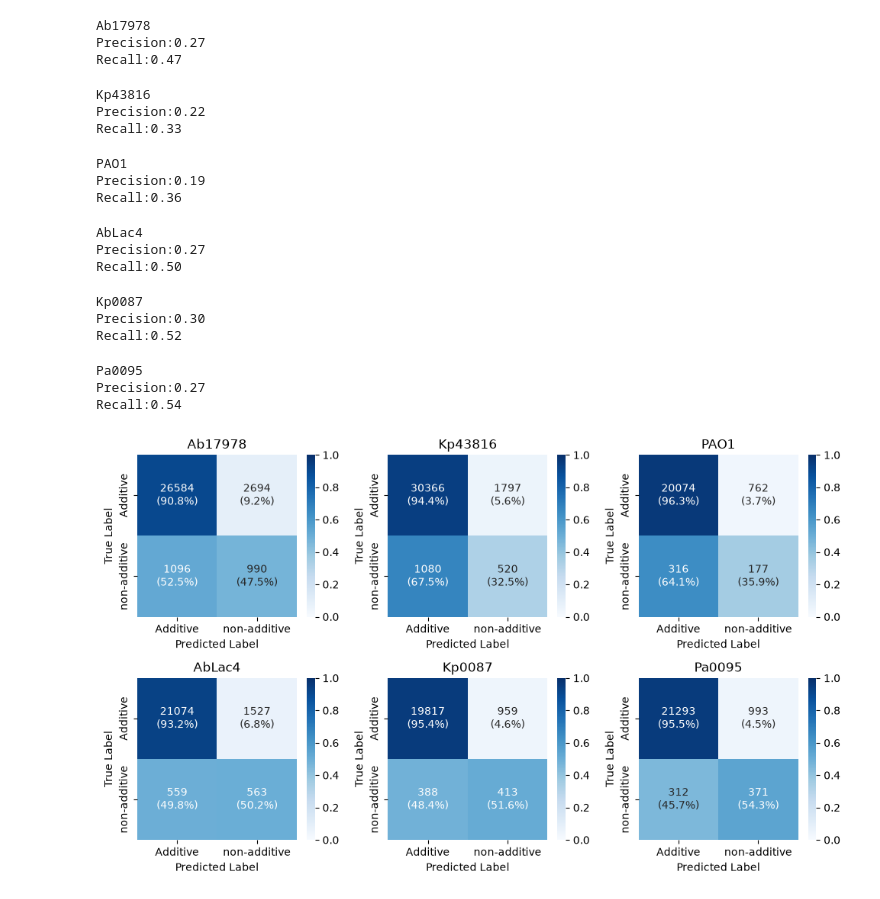
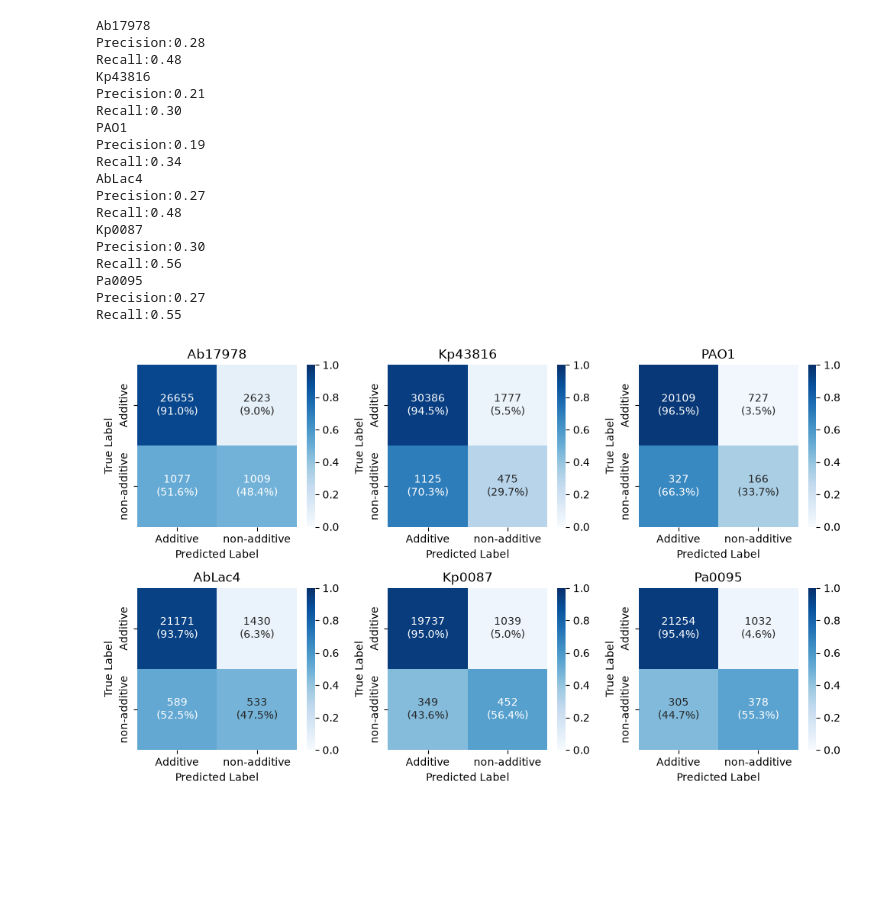
Before and after one commit to alexsanyum/combinations_predictions, a Jupyter notebook: notebook/final_model_performance_analysis.ipynb, the cells around one changed output. Saved outputs shown, nothing was run; the diff lists cells and outputs as text; code cells hidden in the pictures; blank space fills up the shorter version.

```diff
--- a/notebook/final_model_performance_analysis.ipynb
+++ b/notebook/final_model_performance_analysis.ipynb
@@ -20,19 +13,12 @@ PATH_TO_PLOTS = 'data/plots'
 if not os.path.exists(PATH_TO_PLOTS):
     os.makedirs(PATH_TO_PLOTS)
 # %%
-
-
 strain_names = ["Ab17978", "Kp43816", "PAO1", "AbLac4", "Kp0087", "Pa0095"]
 dict_paths = {}
 
-split_indices = np.load("data/strains_embs/train_test_splits_indices.npy", allow_pickle=True).item()
-
 for strain in strain_names:
-    dict_paths[strain] = {"model":f"data/models/{strain}_lgbm_by_undersampling.pkl",
-                          "embs":f"data/strains_embs/{strain}_embeddings.npz",
-                          "id_data":f"data/strains_embs/{strain}_data.csv",
-                          "train":split_indices[strain]["train"],
-                          "test":split_indices[strain]["test"]}
+    dict_paths[strain] = {"model":f"../data/final_models/{strain}_final_model.pkl",
+                          "predictions":f"../data/final_models/{strain}_predictions.csv"}
 # %%
 def plot_percentage_confusion_matrix(cm, ax, class_names=None):
     """
@@ -72,53 +58,48 @@ def plot_percentage_confusion_matrix(cm, ax, class_names=None):
 # %%
 fig, axes = plt.subplots(2,3, figsize=(10, 6))
 
 axes = axes.flatten()  # Flatten the 2D array of axes to 1D for easier iteration
 for i, strain in enumerate(strain_names):
 
-    train_indices = dict_paths[strain]["train"]
-    test_indices = dict_paths[strain]["test"]
 
-    model = joblib.load(dict_paths[strain]["model"]).best_estimator_
-    emb_data = np.load(dict_paths[strain]["embs"])['arr_0']
-    id_data = pd.read_csv(dict_paths[strain]["id_data"])
+    model = joblib.load(dict_paths[strain]["model"])
+    predictions_df = pd.read_csv(dict_paths[strain]["predictions"])
+    threshold = 0.8  # Set your desired threshold here
 
-    X_test = emb_data[test_indices][:,:-1]
-    y_test = emb_data[test_indices][:,-1]
+    y_test = predictions_df["true_labels"].values
+    y_predict_proba = predictions_df["predictions_prob"].values
 
-    threshold = 0.8  # Set your desired threshold here
-    y_predict_proba = model.predict_proba(X_test)[:, 1]
     y_pred = (y_predict_proba >= threshold).astype(int)
 
     precision = precision_score(y_test, y_pred)
     recall = recall_score(y_test, y_pred)
 
     print(f"{strain}\nPrecision:{precision:.2f}\nRecall:{recall:.2f}")
 
     cm = confusion_matrix(y_test, y_pred)
 
 
     plot_percentage_confusion_matrix(cm, axes[i], class_names=["Additive", "non-additive"])
     axes[i].set_title(f"{strain}")
 
 plt.tight_layout()
-plt.savefig(f"{PATH_TO_PLOTS}/confusion_matrices.svg", dpi=300)
 # %% [output]
 Ab17978
+Precision:0.28
+Recall:0.48
+Kp43816
+Precision:0.21
+Recall:0.30
+PAO1
+Precision:0.19
+Recall:0.34
+AbLac4
 Precision:0.27
-Recall:0.47
+Recall:0.48
+Kp0087
+Precision:0.30
+Recall:0.56
+Pa0095
+Precision:0.27
+Recall:0.55
-Kp43816
-Precision:0.22
-Recall:0.33
-PAO1
-Precision:0.19
-Recall:0.36
-AbLac4
-Precision:0.27
-Recall:0.50
-Kp0087
-Precision:0.30
-Recall:0.52
-Pa0095
-Precision:0.27
-Recall:0.54
-[figure, old version]
+[figure, new version]
```
Also changed, not shown: parts of 1 cell of this notebook.
